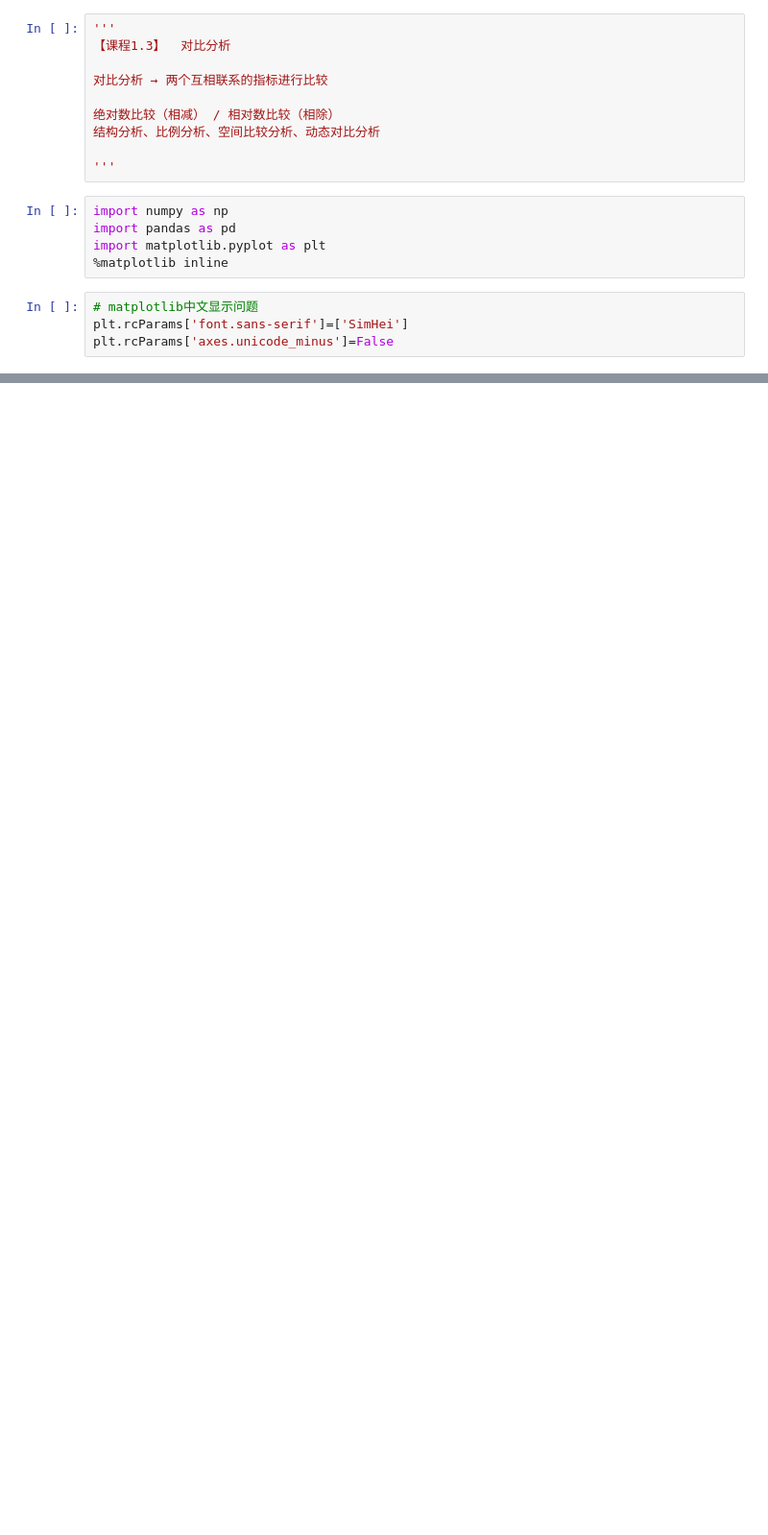
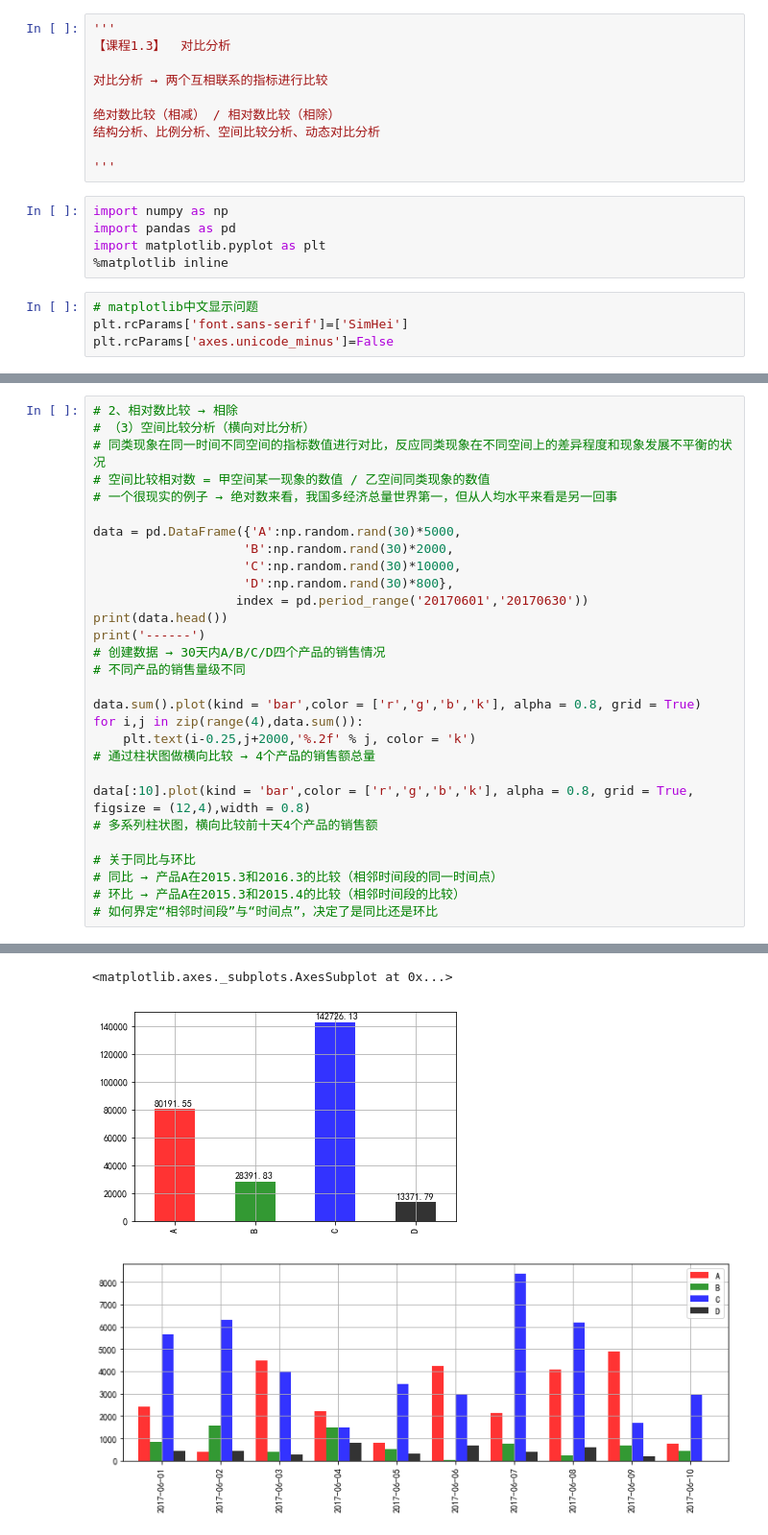
Before and after one commit to Mocha-Pudding/Python-DataAnalysis, a Jupyter notebook: CLASSDATA_Chapter03进阶算法学习：统计分析/CH01数据特征分析/【个人笔记】CH01数据特征分析_课程1.3_对比分析.ipynb, the cells around one changed output, grey strips where cells are left out. Shown at 96% size. Saved outputs shown, nothing was run; the diff lists cells and outputs as text; blank space fills up the shorter version.

```diff
--- a/CLASSDATA_Chapter03进阶算法学习：统计分析/CH01数据特征分析/【个人笔记】CH01数据特征分析_课程1.3_对比分析.ipynb
+++ b/CLASSDATA_Chapter03进阶算法学习：统计分析/CH01数据特征分析/【个人笔记】CH01数据特征分析_课程1.3_对比分析.ipynb
@@ -72,0 +166,30 @@ plt.grid()
+# %%
+# 2、相对数比较 → 相除
+# （3）空间比较分析（横向对比分析）
+# 同类现象在同一时间不同空间的指标数值进行对比，反应同类现象在不同空间上的差异程度和现象发展不平衡的状况
+# 空间比较相对数 = 甲空间某一现象的数值 / 乙空间同类现象的数值
+# 一个很现实的例子 → 绝对数来看，我国多经济总量世界第一，但从人均水平来看是另一回事
+
+data = pd.DataFrame({'A':np.random.rand(30)*5000,
+                    'B':np.random.rand(30)*2000,
+                    'C':np.random.rand(30)*10000,
+                    'D':np.random.rand(30)*800},
+                   index = pd.period_range('20170601','20170630'))
+print(data.head())
+print('------')
+# 创建数据 → 30天内A/B/C/D四个产品的销售情况
+# 不同产品的销售量级不同
+
+data.sum().plot(kind = 'bar',color = ['r','g','b','k'], alpha = 0.8, grid = True)
+for i,j in zip(range(4),data.sum()):
+    plt.text(i-0.25,j+2000,'%.2f' % j, color = 'k')
+# 通过柱状图做横向比较 → 4个产品的销售额总量
+
+data[:10].plot(kind = 'bar',color = ['r','g','b','k'], alpha = 0.8, grid = True, figsize = (12,4),width = 0.8)
+# 多系列柱状图，横向比较前十天4个产品的销售额
+
+# 关于同比与环比
+# 同比 → 产品A在2015.3和2016.3的比较（相邻时间段的同一时间点）
+# 环比 → 产品A在2015.3和2015.4的比较（相邻时间段的比较）
+# 如何界定“相邻时间段”与“时间点”，决定了是同比还是环比
+# %% [output]
@@ -72,0 +203,3 @@ plt.grid()
+<matplotlib.axes._subplots.AxesSubplot at 0x...>
+[figure, added]
+[figure, added]
```
Also changed, not shown: parts of 6 cells of this notebook, 5 other files.
